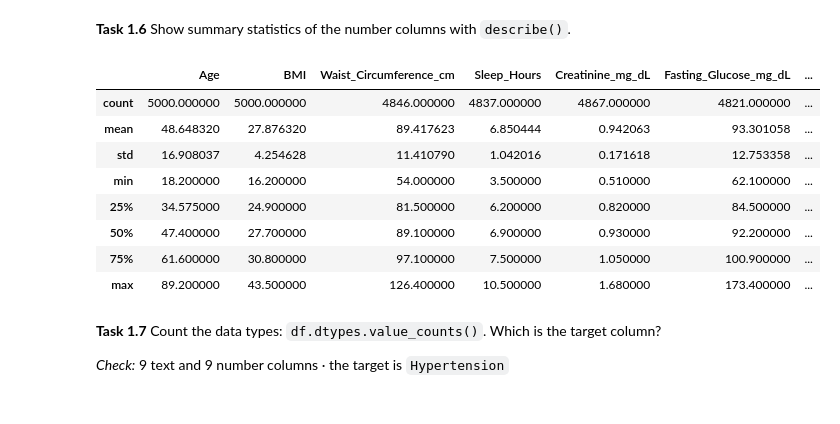
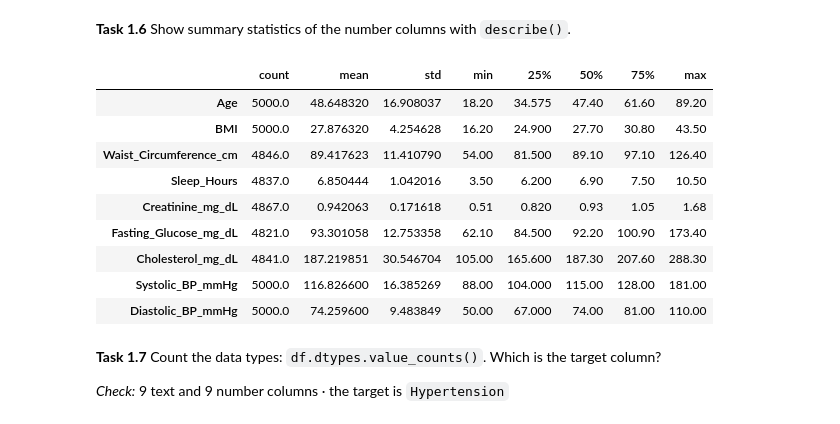
Before and after one commit to ZafirBeigh/Programming-for-Data-Analysis, a Jupyter notebook: Workshop_4_27_10_2026.ipynb, the cells around one changed output. Saved outputs shown, nothing was run; the diff lists cells and outputs as text; code cells hidden in the pictures.

```diff
--- a/Workshop_4_27_10_2026.ipynb
+++ b/Workshop_4_27_10_2026.ipynb
@@ -133,17 +133,18 @@ memory usage: 703.3+ KB
 # %% [markdown]
 **Task 1.6** Show summary statistics of the number columns with `describe()`.
 # %%
-df.describe()
+df.describe().T
 # %% [output]
-|  | Age | BMI | Waist_Circumference_cm | Sleep_Hours | Creatinine_mg_dL | Fasting_Glucose_mg_dL | ... |
-| count | 5000.000000 | 5000.000000 | 4846.000000 | 4837.000000 | 4867.000000 | 4821.000000 | ... |
-| mean | 48.648320 | 27.876320 | 89.417623 | 6.850444 | 0.942063 | 93.301058 | ... |
-| std | 16.908037 | 4.254628 | 11.410790 | 1.042016 | 0.171618 | 12.753358 | ... |
-| min | 18.200000 | 16.200000 | 54.000000 | 3.500000 | 0.510000 | 62.100000 | ... |
-| 25% | 34.575000 | 24.900000 | 81.500000 | 6.200000 | 0.820000 | 84.500000 | ... |
-| 50% | 47.400000 | 27.700000 | 89.100000 | 6.900000 | 0.930000 | 92.200000 | ... |
-| 75% | 61.600000 | 30.800000 | 97.100000 | 7.500000 | 1.050000 | 100.900000 | ... |
-| max | 89.200000 | 43.500000 | 126.400000 | 10.500000 | 1.680000 | 173.400000 | ... |
+|  | count | mean | std | min | 25% | 50% | 75% | max |
+| Age | 5000.0 | 48.648320 | 16.908037 | 18.20 | 34.575 | 47.40 | 61.60 | 89.20 |
+| BMI | 5000.0 | 27.876320 | 4.254628 | 16.20 | 24.900 | 27.70 | 30.80 | 43.50 |
+| Waist_Circumference_cm | 4846.0 | 89.417623 | 11.410790 | 54.00 | 81.500 | 89.10 | 97.10 | 126.40 |
+| Sleep_Hours | 4837.0 | 6.850444 | 1.042016 | 3.50 | 6.200 | 6.90 | 7.50 | 10.50 |
+| Creatinine_mg_dL | 4867.0 | 0.942063 | 0.171618 | 0.51 | 0.820 | 0.93 | 1.05 | 1.68 |
+| Fasting_Glucose_mg_dL | 4821.0 | 93.301058 | 12.753358 | 62.10 | 84.500 | 92.20 | 100.90 | 173.40 |
+| Cholesterol_mg_dL | 4841.0 | 187.219851 | 30.546704 | 105.00 | 165.600 | 187.30 | 207.60 | 288.30 |
+| Systolic_BP_mmHg | 5000.0 | 116.826600 | 16.385269 | 88.00 | 104.000 | 115.00 | 128.00 | 181.00 |
+| Diastolic_BP_mmHg | 5000.0 | 74.259600 | 9.483849 | 50.00 | 67.000 | 74.00 | 81.00 | 110.00 |
 # %% [markdown]
 **Task 1.7** Count the data types: `df.dtypes.value_counts()`. Which is the target column?
 
```
Also changed, not shown: parts of 5 cells of this notebook.
